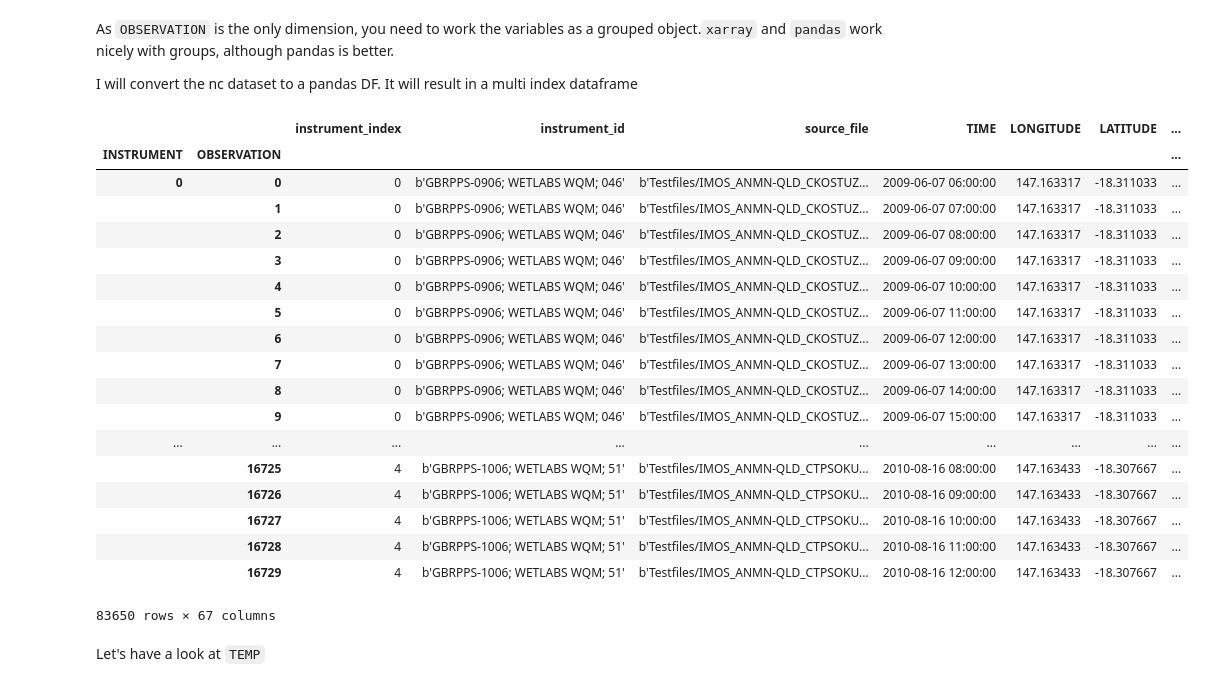
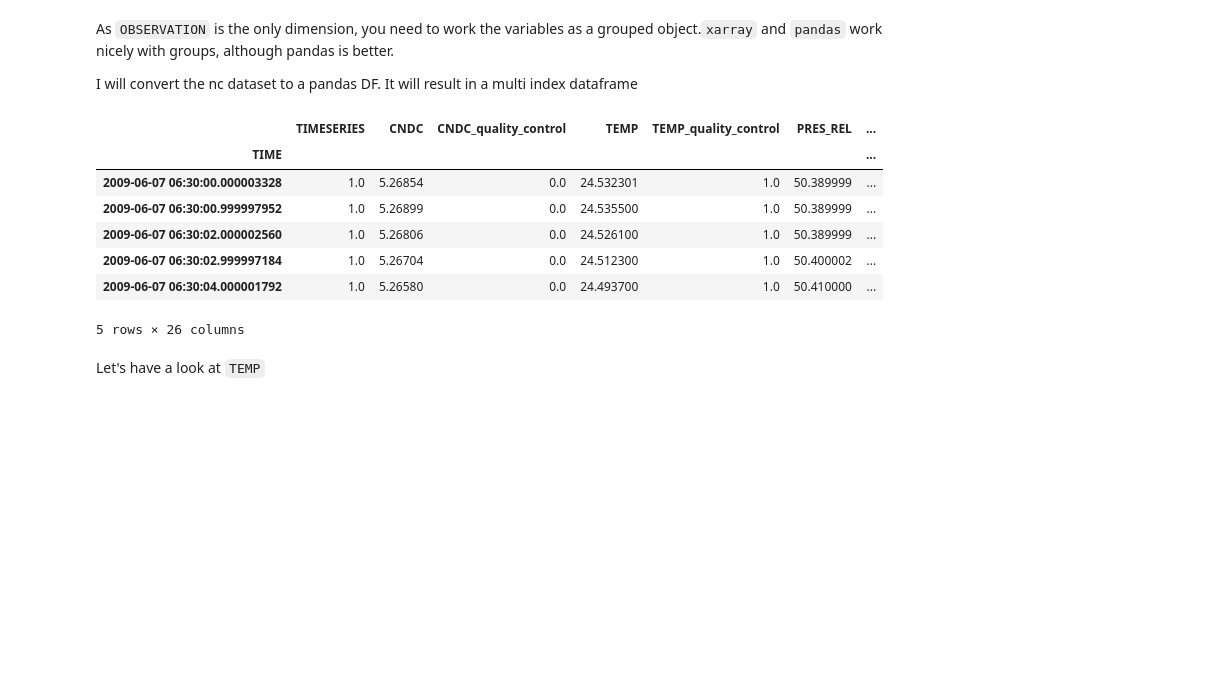
Before and after one commit to diodon/LTSP-tools, a Jupyter notebook: Hourly_demo/LTSP_hourly.ipynb, the cells around one changed output. Cells and saved outputs as stored; diff of their text form; code cells hidden in the pictures; blank space fills up the shorter version.

Commit message:
show df heads only

```diff
--- a/Hourly_demo/LTSP_hourly.ipynb
+++ b/Hourly_demo/LTSP_hourly.ipynb
@@ -439,27 +415,16 @@ I will convert the nc dataset to a pandas DF. It will result in a multi index da
 # %%
 df = nc.to_dataframe()
 
-df
+df.head(5)
 # %% [output]
-|  |  | instrument_index | instrument_id | source_file | TIME | LONGITUDE | LATITUDE | ... |
-| INSTRUMENT | OBSERVATION |  |  |  |  |  |  | ... |
-| 0 | 0 | 0 | b'GBRPPS-0906; WETLABS WQM; 046' | b'Testfiles/IMOS_ANMN-QLD_CKOSTUZ... | 2009-06-07 06:00:00 | 147.163317 | -18.311033 | ... |
-|  | 1 | 0 | b'GBRPPS-0906; WETLABS WQM; 046' | b'Testfiles/IMOS_ANMN-QLD_CKOSTUZ... | 2009-06-07 07:00:00 | 147.163317 | -18.311033 | ... |
-|  | 2 | 0 | b'GBRPPS-0906; WETLABS WQM; 046' | b'Testfiles/IMOS_ANMN-QLD_CKOSTUZ... | 2009-06-07 08:00:00 | 147.163317 | -18.311033 | ... |
-|  | 3 | 0 | b'GBRPPS-0906; WETLABS WQM; 046' | b'Testfiles/IMOS_ANMN-QLD_CKOSTUZ... | 2009-06-07 09:00:00 | 147.163317 | -18.311033 | ... |
-|  | 4 | 0 | b'GBRPPS-0906; WETLABS WQM; 046' | b'Testfiles/IMOS_ANMN-QLD_CKOSTUZ... | 2009-06-07 10:00:00 | 147.163317 | -18.311033 | ... |
-|  | 5 | 0 | b'GBRPPS-0906; WETLABS WQM; 046' | b'Testfiles/IMOS_ANMN-QLD_CKOSTUZ... | 2009-06-07 11:00:00 | 147.163317 | -18.311033 | ... |
-|  | 6 | 0 | b'GBRPPS-0906; WETLABS WQM; 046' | b'Testfiles/IMOS_ANMN-QLD_CKOSTUZ... | 2009-06-07 12:00:00 | 147.163317 | -18.311033 | ... |
-|  | 7 | 0 | b'GBRPPS-0906; WETLABS WQM; 046' | b'Testfiles/IMOS_ANMN-QLD_CKOSTUZ... | 2009-06-07 13:00:00 | 147.163317 | -18.311033 | ... |
-|  | 8 | 0 | b'GBRPPS-0906; WETLABS WQM; 046' | b'Testfiles/IMOS_ANMN-QLD_CKOSTUZ... | 2009-06-07 14:00:00 | 147.163317 | -18.311033 | ... |
-|  | 9 | 0 | b'GBRPPS-0906; WETLABS WQM; 046' | b'Testfiles/IMOS_ANMN-QLD_CKOSTUZ... | 2009-06-07 15:00:00 | 147.163317 | -18.311033 | ... |
-| ... | ... | ... | ... | ... | ... | ... | ... | ... |
-|  | 16725 | 4 | b'GBRPPS-1006; WETLABS WQM; 51' | b'Testfiles/IMOS_ANMN-QLD_CTPSOKU... | 2010-08-16 08:00:00 | 147.163433 | -18.307667 | ... |
-|  | 16726 | 4 | b'GBRPPS-1006; WETLABS WQM; 51' | b'Testfiles/IMOS_ANMN-QLD_CTPSOKU... | 2010-08-16 09:00:00 | 147.163433 | -18.307667 | ... |
-|  | 16727 | 4 | b'GBRPPS-1006; WETLABS WQM; 51' | b'Testfiles/IMOS_ANMN-QLD_CTPSOKU... | 2010-08-16 10:00:00 | 147.163433 | -18.307667 | ... |
-|  | 16728 | 4 | b'GBRPPS-1006; WETLABS WQM; 51' | b'Testfiles/IMOS_ANMN-QLD_CTPSOKU... | 2010-08-16 11:00:00 | 147.163433 | -18.307667 | ... |
-|  | 16729 | 4 | b'GBRPPS-1006; WETLABS WQM; 51' | b'Testfiles/IMOS_ANMN-QLD_CTPSOKU... | 2010-08-16 12:00:00 | 147.163433 | -18.307667 | ... |
+|  | TIMESERIES | CNDC | CNDC_quality_control | TEMP | TEMP_quality_control | PRES_REL | ... |
+| TIME |  |  |  |  |  |  | ... |
+| 2009-06-07 06:30:00.000003328 | 1.0 | 5.26854 | 0.0 | 24.532301 | 1.0 | 50.389999 | ... |
+| 2009-06-07 06:30:00.999997952 | 1.0 | 5.26899 | 0.0 | 24.535500 | 1.0 | 50.389999 | ... |
+| 2009-06-07 06:30:02.000002560 | 1.0 | 5.26806 | 0.0 | 24.526100 | 1.0 | 50.389999 | ... |
+| 2009-06-07 06:30:02.999997184 | 1.0 | 5.26704 | 0.0 | 24.512300 | 1.0 | 50.400002 | ... |
+| 2009-06-07 06:30:04.000001792 | 1.0 | 5.26580 | 0.0 | 24.493700 | 1.0 | 50.410000 | ... |
-83650 rows × 67 columns
+5 rows × 26 columns
 # %%
 ## create a group object
 
```
Also changed, not shown: parts of 2 cells of this notebook.
